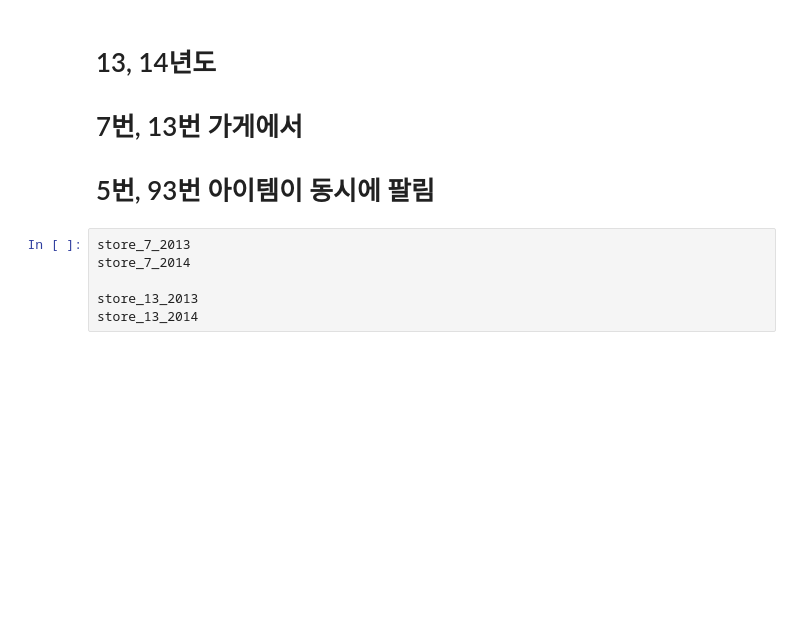
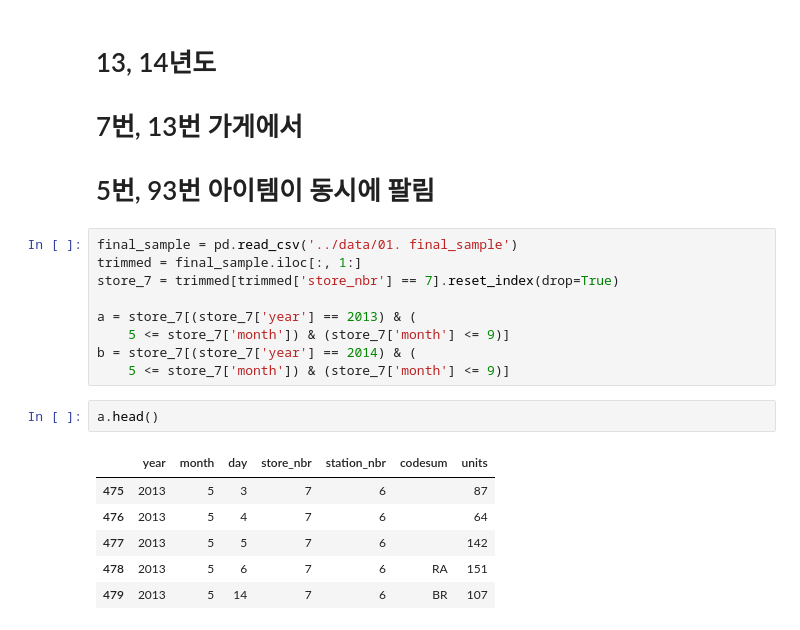
Before and after one commit to lucaseo/dss7-walmart-project, a Jupyter notebook: jw/analysis_space.ipynb, the cells around one changed output. Cells and saved outputs as stored; diff of their text form; blank space fills up the shorter version.

```diff
--- a/jw/analysis_space.ipynb
+++ b/jw/analysis_space.ipynb
@@ -58,9 +94,21 @@ store_7['item_nbr'].unique(), store_13['item_nbr'].unique()
 # 13, 14년도
 # 7번, 13번 가게에서
 # 5번, 93번 아이템이 동시에 팔림
-# %%
-store_7_2013
-store_7_2014
-
-store_13_2013
-store_13_2014
+# %%
+final_sample = pd.read_csv('../data/01. final_sample')
+trimmed = final_sample.iloc[:, 1:]
+store_7 = trimmed[trimmed['store_nbr'] == 7].reset_index(drop=True)
+
+a = store_7[(store_7['year'] == 2013) & (
+    5 <= store_7['month']) & (store_7['month'] <= 9)]
+b = store_7[(store_7['year'] == 2014) & (
+    5 <= store_7['month']) & (store_7['month'] <= 9)]
+# %%
+a.head()
+# %% [output]
+|  | year | month | day | store_nbr | station_nbr | codesum | units |
+| 475 | 2013 | 5 | 3 | 7 | 6 |  | 87 |
+| 476 | 2013 | 5 | 4 | 7 | 6 |  | 64 |
+| 477 | 2013 | 5 | 5 | 7 | 6 |  | 142 |
+| 478 | 2013 | 5 | 6 | 7 | 6 | RA | 151 |
+| 479 | 2013 | 5 | 14 | 7 | 6 | BR | 107 |
```
Also changed, not shown: parts of 11 cells of this notebook, 2 other files.
